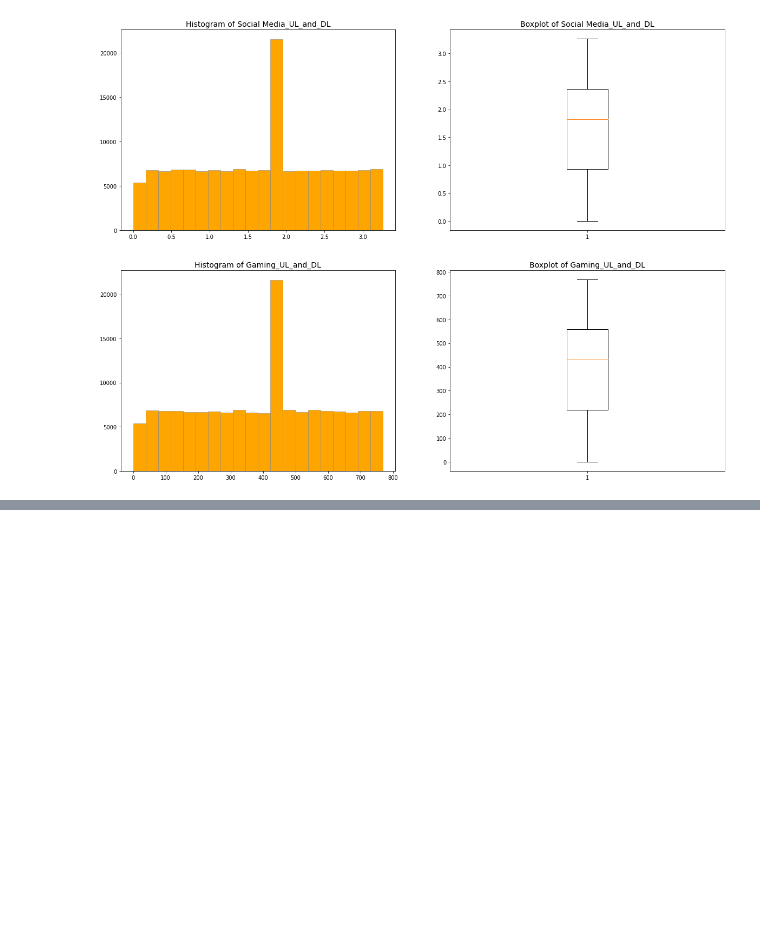
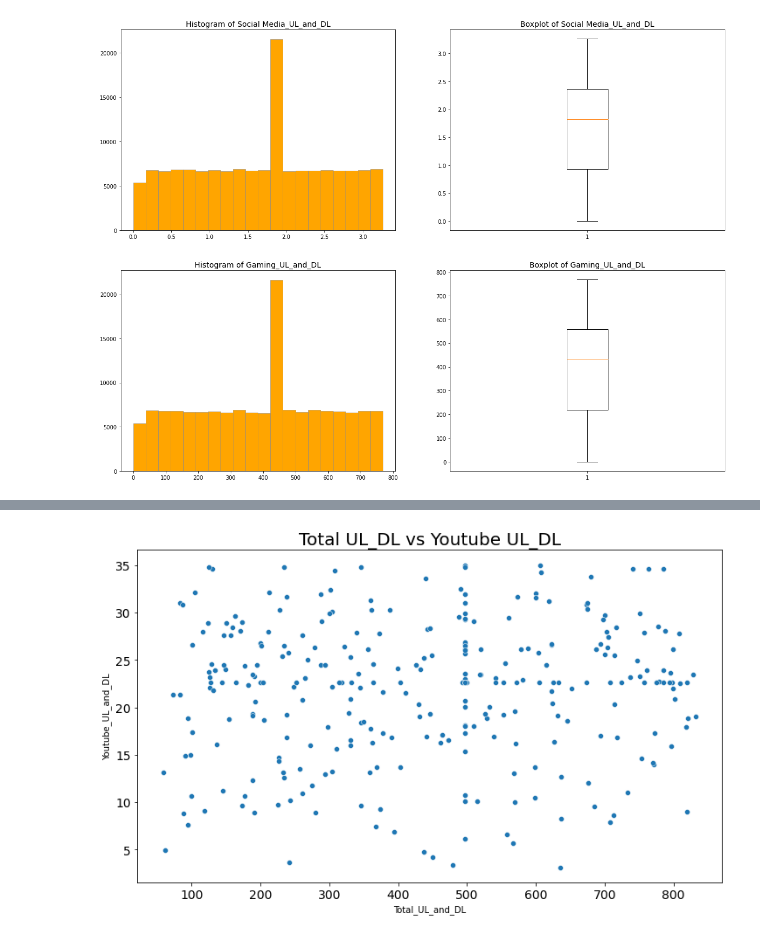
Before and after one commit to Micky373/Telecom_user_analytics, a Jupyter notebook: notebooks/user_overview_analysis.ipynb, the cells around one changed output, grey strips where cells are left out. Drawn from its saved outputs; the diff is of its cells as text; code cells hidden in the pictures; blank space fills up the shorter version.

```diff
--- a/notebooks/user_overview_analysis.ipynb
+++ b/notebooks/user_overview_analysis.ipynb
@@ -583,0 +664,6 @@ plot_univariate(user_overview_data,'Social Media_UL_and_DL','Gaming_UL_and_DL')
+# %%
+# Plotting a multivariate graph of Youtube vs total
+
+plot_scatter(user_overview_data.head(300), x_col="Total_UL_and_DL", y_col="Youtube_UL_and_DL", title="Total UL_DL vs Youtube UL_DL")
+# %% [output]
+[figure, added]
```
Also changed, not shown: parts of 9 cells of this notebook.
